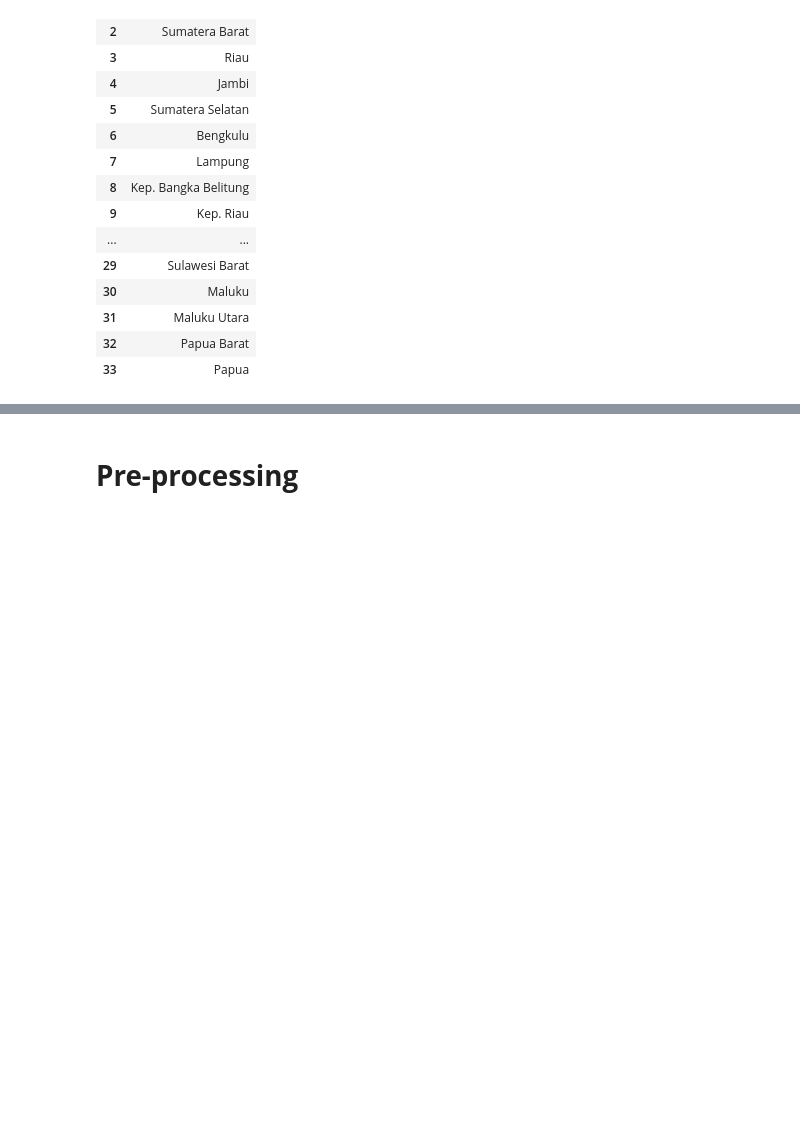
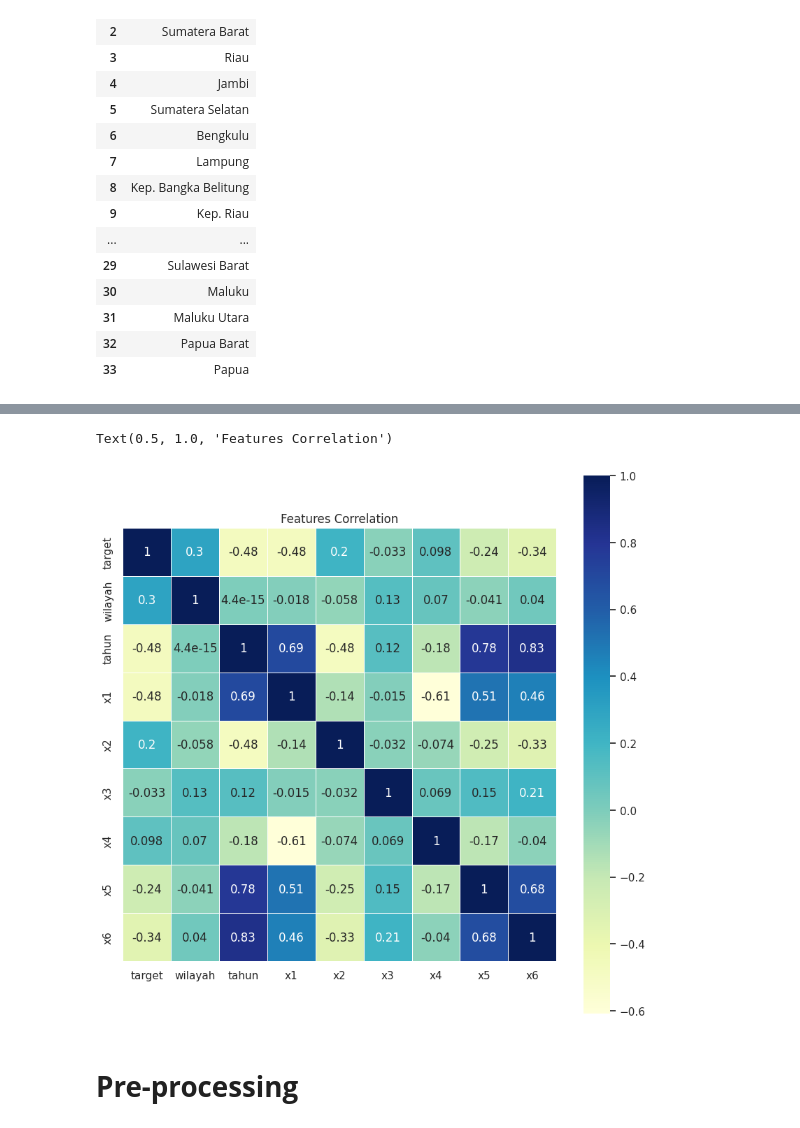
Before and after one commit to habib-roy/google-colab-source-code, a Jupyter notebook: Prediksi_Prevalensi_Stunting_menggunakan_OLS_Regresi.ipynb, the cells around one changed output, grey strips where cells are left out. Cells and saved outputs as stored; diff of their text form; code cells hidden in the pictures; blank space fills up the shorter version.

```diff
--- a/Prediksi_Prevalensi_Stunting_menggunakan_OLS_Regresi.ipynb
+++ b/Prediksi_Prevalensi_Stunting_menggunakan_OLS_Regresi.ipynb
@@ -95,3 +114,12 @@ tahun = datasetKompilasi.loc[:,['tahun']].drop_duplicates(subset='tahun')
+# %%
+import seaborn as sns
+
+sns.set (rc = {'figure.figsize':(10, 10)})
+heatmap = sns.heatmap(datasetKompilasi.corr(),annot=True,linewidths=.5,cmap="YlGnBu",square=True);
+heatmap.set_title('Features Correlation')
+# %% [output]
+Text(0.5, 1.0, 'Features Correlation')
+[figure, added]
 # %% [markdown]
 # **Pre-processing**
 # %%
```
Also changed, not shown: parts of 5 cells of this notebook.
